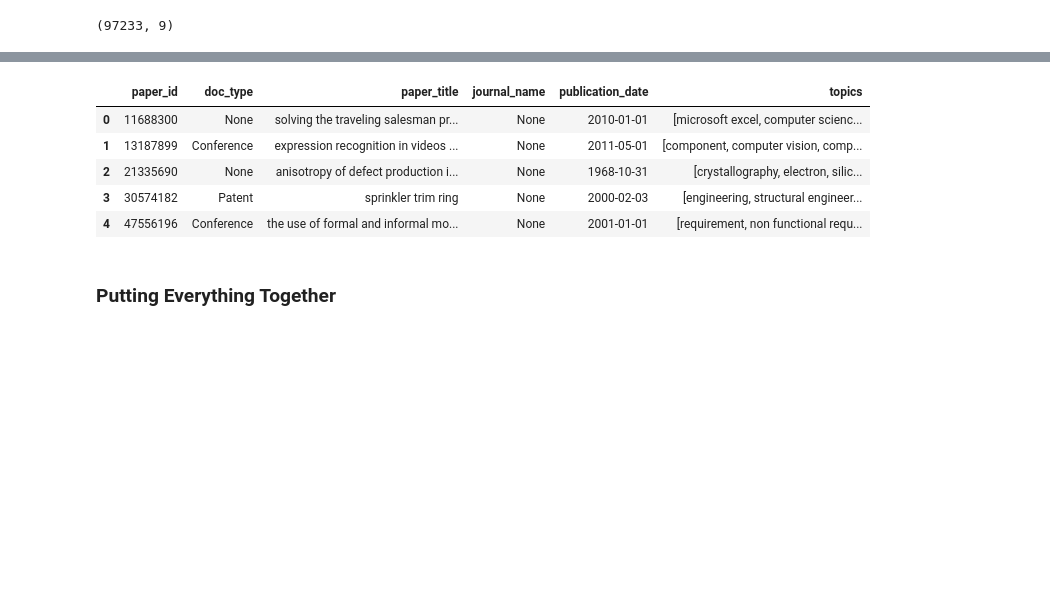
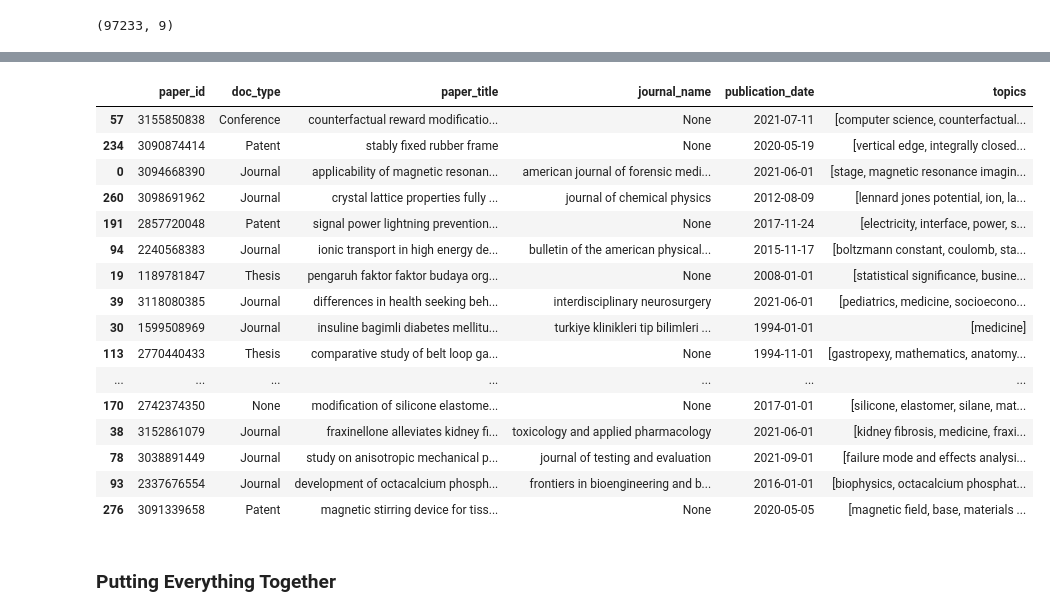
Before and after one commit to jpbarret13/MAG-model-code, a Jupyter notebook: ITER1/mag_model_iteration_final_basic_word_tokenized_500_analysis.ipynb, the cells around one changed output, grey strips where cells are left out. Cells and saved outputs as stored; diff of their text form; code cells hidden in the pictures; blank space fills up the shorter version.

```diff
--- a/ITER1/mag_model_iteration_final_basic_word_tokenized_500_analysis.ipynb
+++ b/ITER1/mag_model_iteration_final_basic_word_tokenized_500_analysis.ipynb
@@ -168,19 +168,31 @@ test_data.sample(5)
 # %%
 import os
 import pandas as pd
+pd.set_option('display.max_colwidth', None)
 # %%
 test_data_raw = pd.DataFrame()
 for i in os.listdir("./iteration_final/test_data_raw/"):
     if i.startswith('part'):
         temp_df = pd.read_parquet(f"./iteration_final/test_data_raw/{i}")
         test_data_raw = pd.concat([test_data_raw, temp_df])
-# %%
-test_data_raw.head()
-# %% [output]
-|  | paper_id | doc_type | paper_title | journal_name | publication_date | topics |
-| 0 | 11688300 | None | solving the traveling salesman pr... | None | 2010-01-01 | [microsoft excel, computer scienc... |
-| 1 | 13187899 | Conference | expression recognition in videos ... | None | 2011-05-01 | [component, computer vision, comp... |
-| 2 | 21335690 | None | anisotropy of defect production i... | None | 1968-10-31 | [crystallography, electron, silic... |
-| 3 | 30574182 | Patent | sprinkler trim ring | None | 2000-02-03 | [engineering, structural engineer... |
-| 4 | 47556196 | Conference | the use of formal and informal mo... | None | 2001-01-01 | [requirement, non functional requ... |
+# %%
+test_data_raw.sample(20)
+# %% [output]
+|  | paper_id | doc_type | paper_title | journal_name | publication_date | topics |
+| 57 | 3155850838 | Conference | counterfactual reward modificatio... | None | 2021-07-11 | [computer science, counterfactual... |
+| 234 | 3090874414 | Patent | stably fixed rubber frame | None | 2020-05-19 | [vertical edge, integrally closed... |
+| 0 | 3094668390 | Journal | applicability of magnetic resonan... | american journal of forensic medi... | 2021-06-01 | [stage, magnetic resonance imagin... |
+| 260 | 3098691962 | Journal | crystal lattice properties fully ... | journal of chemical physics | 2012-08-09 | [lennard jones potential, ion, la... |
+| 191 | 2857720048 | Patent | signal power lightning prevention... | None | 2017-11-24 | [electricity, interface, power, s... |
+| 94 | 2240568383 | Journal | ionic transport in high energy de... | bulletin of the american physical... | 2015-11-17 | [boltzmann constant, coulomb, sta... |
+| 19 | 1189781847 | Thesis | pengaruh faktor faktor budaya org... | None | 2008-01-01 | [statistical significance, busine... |
+| 39 | 3118080385 | Journal | differences in health seeking beh... | interdisciplinary neurosurgery | 2021-06-01 | [pediatrics, medicine, socioecono... |
+| 30 | 1599508969 | Journal | insuline bagimli diabetes mellitu... | turkiye klinikleri tip bilimleri ... | 1994-01-01 | [medicine] |
+| 113 | 2770440433 | Thesis | comparative study of belt loop ga... | None | 1994-11-01 | [gastropexy, mathematics, anatomy... |
+| ... | ... | ... | ... | ... | ... | ... |
+| 170 | 2742374350 | None | modification of silicone elastome... | None | 2017-01-01 | [silicone, elastomer, silane, mat... |
+| 38 | 3152861079 | Journal | fraxinellone alleviates kidney fi... | toxicology and applied pharmacology | 2021-06-01 | [kidney fibrosis, medicine, fraxi... |
+| 78 | 3038891449 | Journal | study on anisotropic mechanical p... | journal of testing and evaluation | 2021-09-01 | [failure mode and effects analysi... |
+| 93 | 2337676554 | Journal | development of octacalcium phosph... | frontiers in bioengineering and b... | 2016-01-01 | [biophysics, octacalcium phosphat... |
+| 276 | 3091339658 | Patent | magnetic stirring device for tiss... | None | 2020-05-05 | [magnetic field, base, materials ... |
 # %%
```
Also changed, not shown: parts of 24 cells of this notebook, 7 other files.
